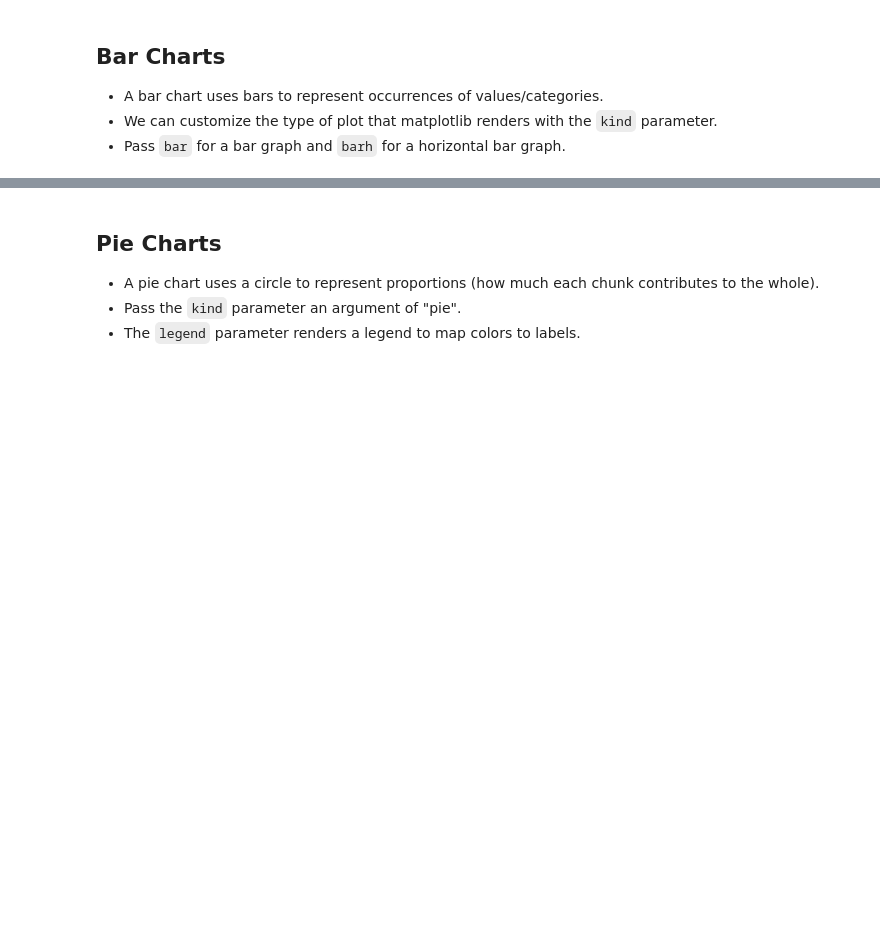
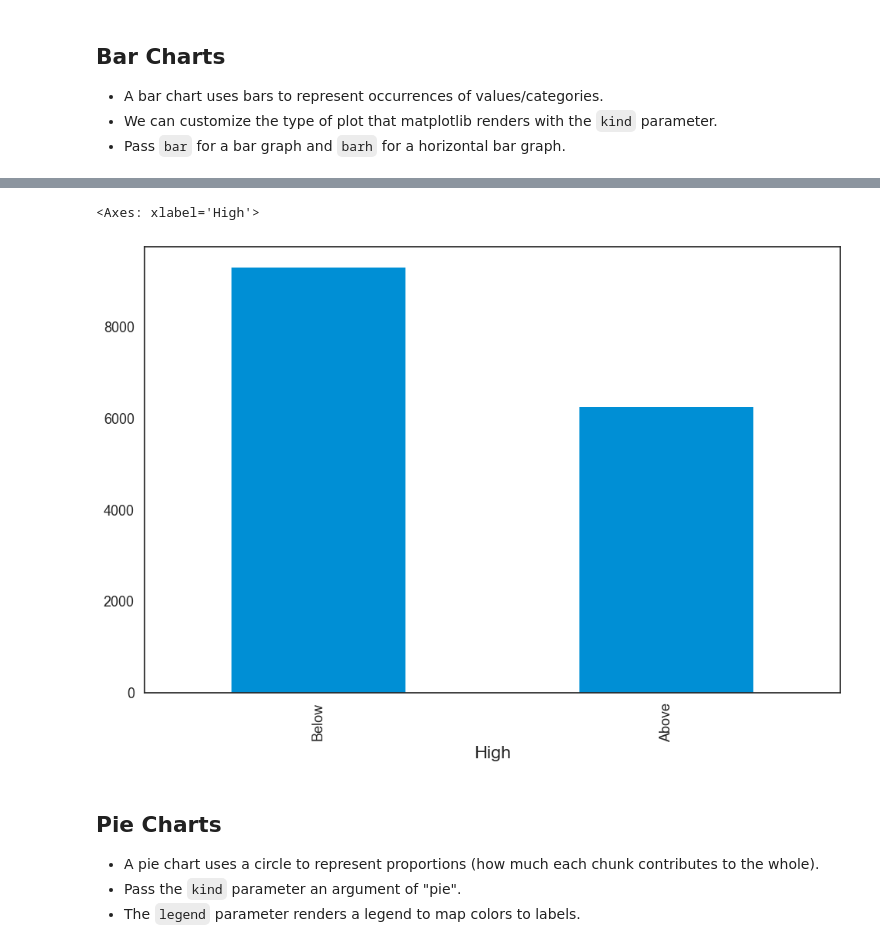
Before and after one commit to Petar-Koprinkov/Pandas, a Jupyter notebook: Incomplete/13 - Visualization.ipynb, the cells around one changed output, grey strips where cells are left out. Drawn from its saved outputs; the diff is of its cells as text; code cells hidden in the pictures; blank space fills up the shorter version.

Commit message:
feat: Bar charts

```diff
--- a/Incomplete/13 - Visualization.ipynb
+++ b/Incomplete/13 - Visualization.ipynb
@@ -100,0 +118,3 @@ ibm.plot(y='Low')
+# %%
+avg_high = ibm['High'].mean()
+avg_high
@@ -100,0 +123,9 @@ ibm.plot(y='Low')
+# %%
+def below_or_above(value):
+    if value > avg_high:
+        return 'Above'
+    if value < avg_high:
+        return 'Below'
+
+result = ibm['High'].apply(below_or_above)
+result
@@ -101,3 +166,9 @@ ibm.plot(y='Low')
+# %%
+plt.style.use('fast')
+result.value_counts().plot(kind='bar')
+# %% [output]
+<Axes: xlabel='High'>
+[figure, added]
 # %% [markdown]
 ## Pie Charts
 - A pie chart uses a circle to represent proportions (how much each chunk contributes to the whole).
```
Also changed, not shown: parts of 4 cells of this notebook.
